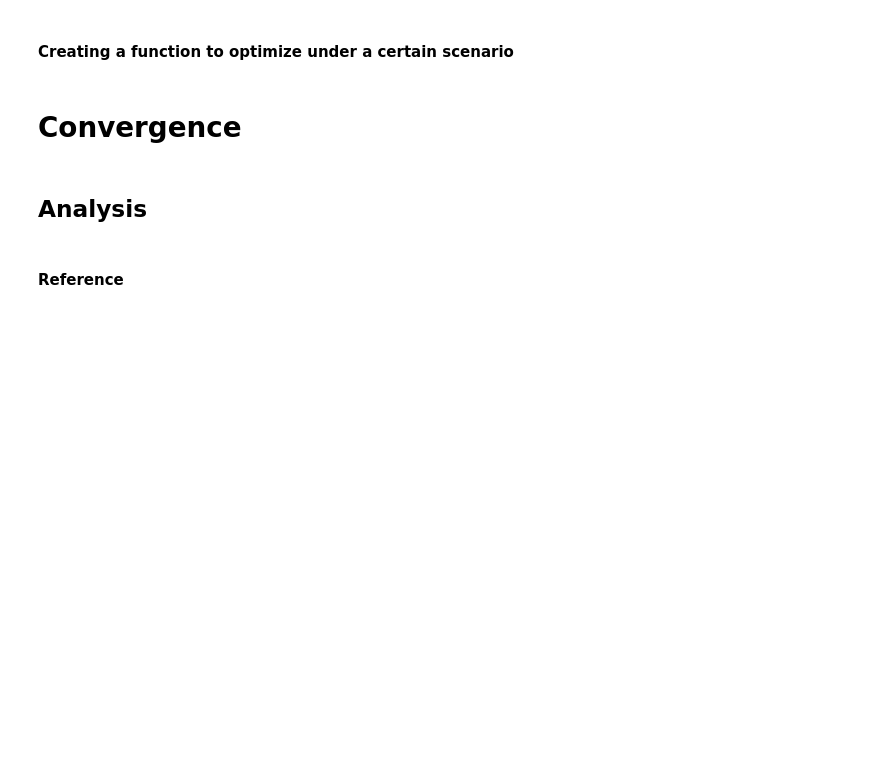
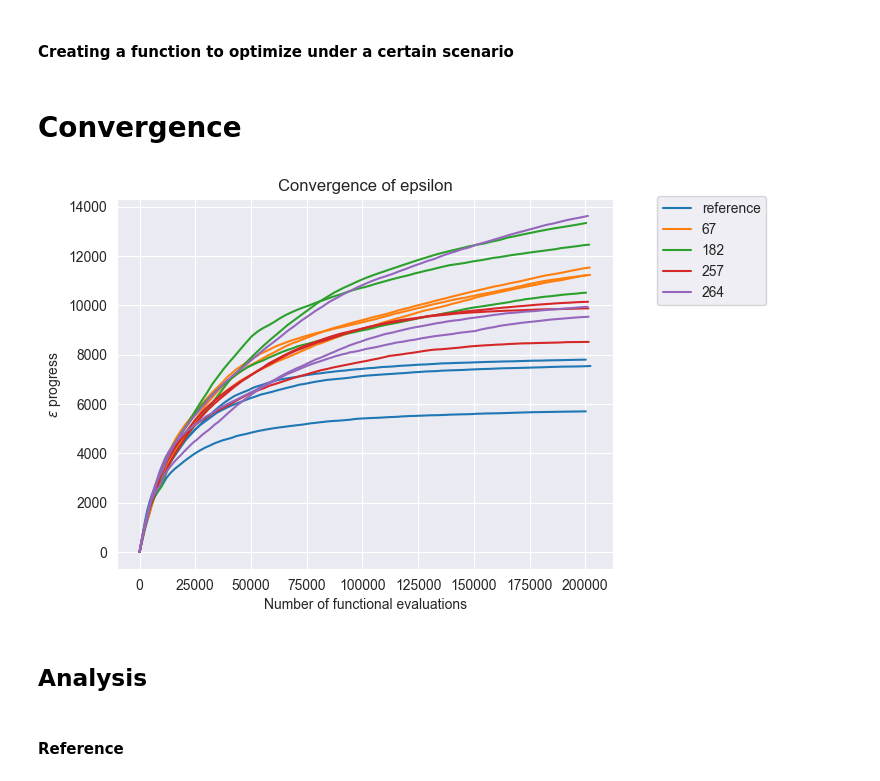
Before and after one commit to ndaswani1/EPA141A-labs, a Jupyter notebook: final assignment/dike_model_multi_scenario_MORDM.ipynb, the cells around one changed output. Drawn from its saved outputs; the diff is of its cells as text; code cells hidden in the pictures; blank space fills up the shorter version.

```diff
--- a/final assignment/dike_model_multi_scenario_MORDM.ipynb
+++ b/final assignment/dike_model_multi_scenario_MORDM.ipynb
@@ -331,6 +331,8 @@ def show_convergence(seed_nr=3, optimizer='opt150'):
     plt.show()
 # %%
-show_convergence(3, 'opt150')
+show_convergence(3, 'opt200')
+# %% [output]
+[figure, added]
 # %% [markdown]
 ## Analysis
 # %%
```
Also changed, not shown: parts of 2 cells of this notebook.
